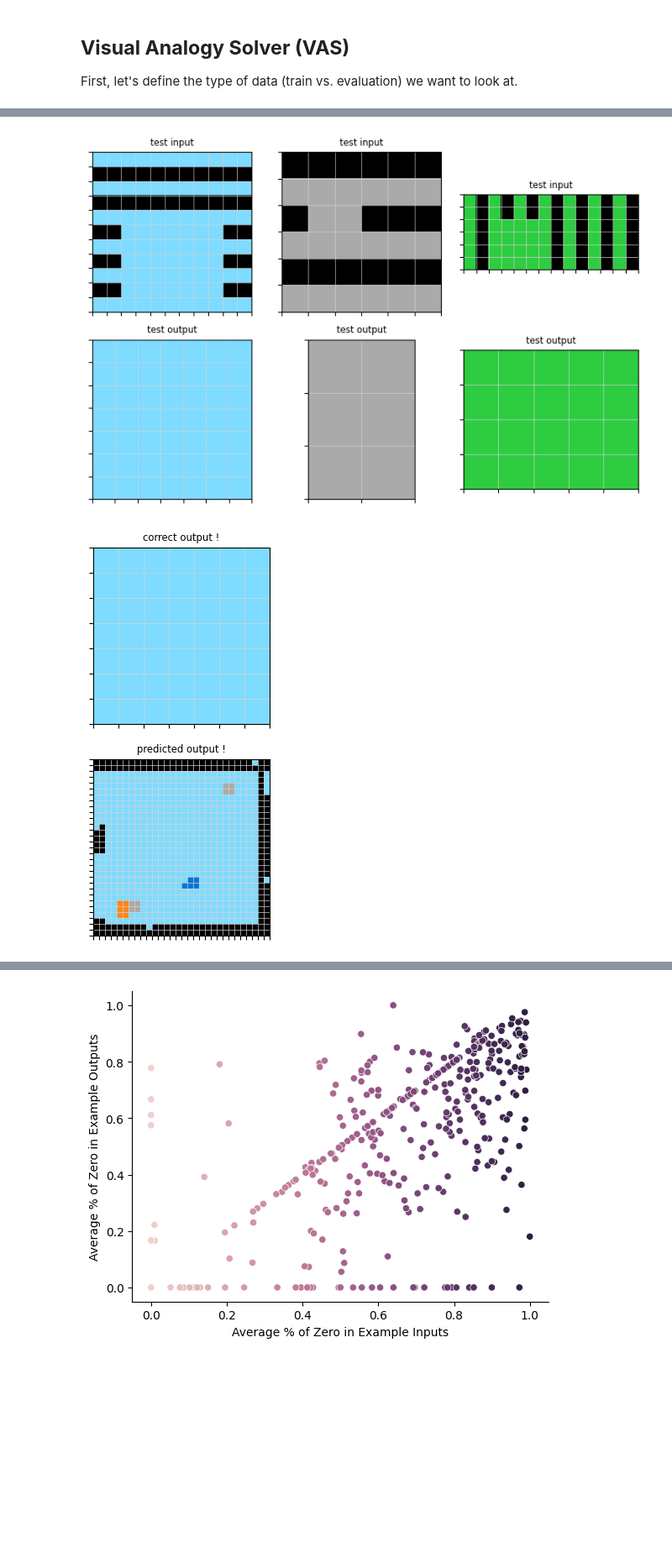
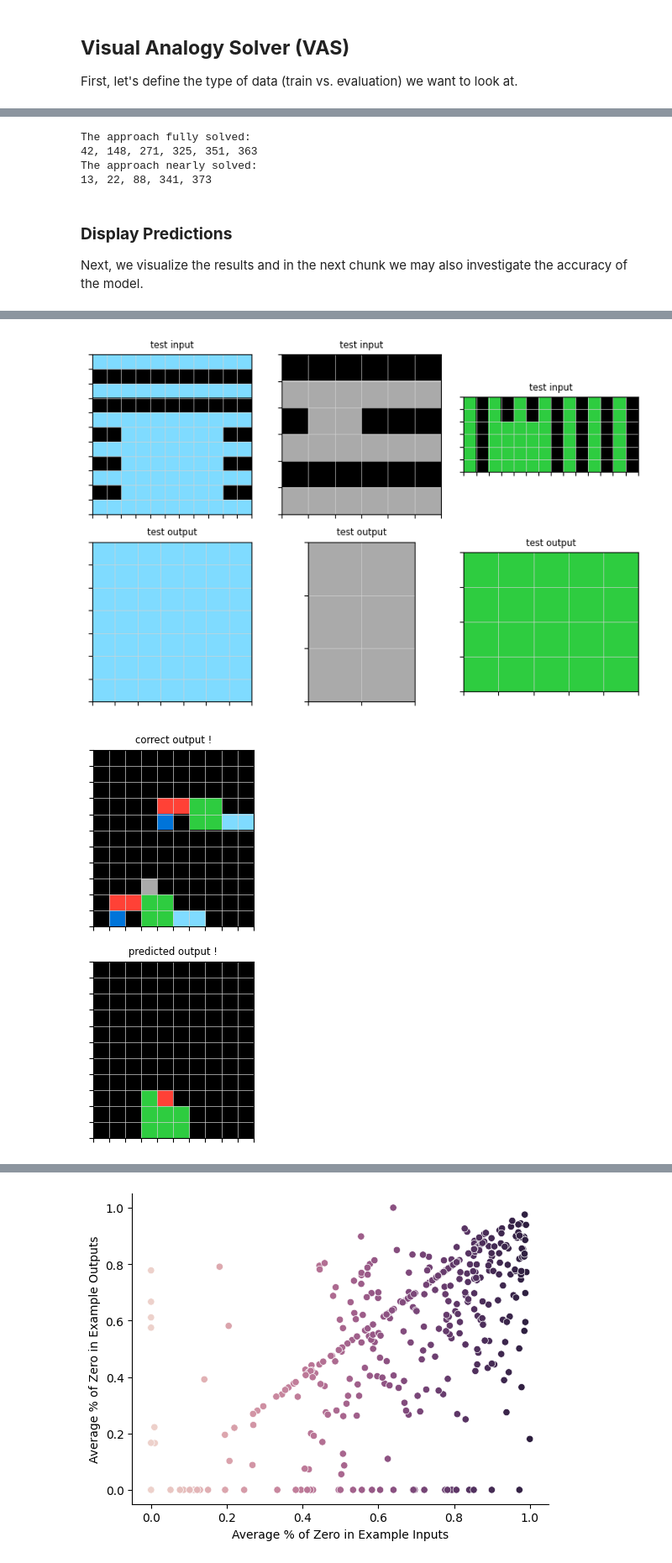
Before and after one commit to foger3/ARC_DeepLearning, a Jupyter notebook: model/Visual_Analogy_Solving_ARC.ipynb, the cells around one changed output, grey strips where cells are left out. Shown at 84% size. Drawn from its saved outputs; the diff is of its cells as text; code cells hidden in the pictures; blank space fills up the shorter version.

```diff
--- a/model/Visual_Analogy_Solving_ARC.ipynb
+++ b/model/Visual_Analogy_Solving_ARC.ipynb
@@ -749,26 +783,21 @@ plot_pix_heatmap(X_inp, X_out)
 
 First, let's define the type of data (train vs. evaluation) we want to look at.
 # %%
-# Define batch size, create dataloaders and initialize network
-train_or_eval = 'eval'
+# Define the data our VAS is looking at
+y_obs = get_all_matrix(y_test) # get the expected output
+inp_index = np.insert(np.cumsum([len(i) for i in X_train]), 0, 0) # get the precise index of items
 
-# Define what data we are looking at
-if train_or_eval == 'train':
-    y_obs = get_all_matrix(y_test)
-    inp_index = np.insert(np.cumsum([len(i) for i in X_train]), 0, 0)
+# Define loaders for train (example) and test data
+test_loader_few = data_load(X_train, y_train)
+test_loader_sol = data_load(X_test, y_test)
 
-    test_loader_few = data_load(X_train, y_train)
-    test_loader_sol = data_load(X_test, y_test)
+# Define lists of solved items per dataset
+sol_training = [20, 37, 47, 52, 55, 102, 110, 114, 129, 177, 185, 222, 275, 290, 321, 333, 352, 354, 372, 398] # training data
+sol_evaluation = [42, 88, 92, 148, 154, 171, 217, 271, 304, 307, 325, 328, 351, 363] # evaluation/test data
+sol_concept = [11, 14, 17, 51, 52, 53, 54, 55, 57, 59, 74, 82, 100, 135] # conceptARC data
 
-    sol_full = [20, 37, 47, 52, 55, 102, 110, 114, 129, 177, 185, 222, 275, 290, 321, 333, 352, 354, 372, 398] # training data
-else:
-    y_obs = get_all_matrix(y_test_e)
-    inp_index = np.insert(np.cumsum([len(i) for i in X_train_e]), 0, 0)
+# What list to pick based on focus dataset
+sol_full = eval("sol_" + focus)
 
-    test_loader_few = data_load(X_train_e, y_train_e)
-    test_loader_sol = data_load(X_test_e, y_test_e)
-
-    sol_full = [42, 88, 92, 148, 154, 171, 217, 271, 304, 307, 325, 328, 351, 363] # evaluation/test data
-
-# Load model for testing
+# Load model for model performance
 model_vae = torch.load('/content/drive/MyDrive/Thesis_LucaThoms/Models/model_128_bce_4k_2s_wd02.pt', map_location=torch.device(device))
@@ -804,6 +847,7 @@ def visual_analogy(model, test_loader_few, test_loader_sol, inp_index, comp='ave
 
         Z_avg, Z_sim, Z_cons, Z_rule = [[] for _ in range(4)]
         for i in range(len(inp_index)-1):
+
             # Average rule vector
             Z_avg.append(np.mean(Z_few[inp_index[i]:inp_index[i+1]], axis=0))
 
@@ -831,8 +875,10 @@ def visual_analogy(model, test_loader_few, test_loader_sol, inp_index, comp='ave
 
     return Z_sol_o, Z_sol_p, Z_cons, Z_rule
 
+
+# While loop to keep running until something new got solved
 sol = []
-sol_full = [11, 14, 17, 51, 52, 53, 54, 55, 57, 59, 82, 100, 135]
+sol_full = [] # comment out if you want the model to continue searching (using the previously defined sol_full)
 while all(i in sol_full for i in sol):
     Z_sol_o, Z_sol_p, Z_cons, Z_rule = visual_analogy(model_vae, test_loader_few, test_loader_sol, inp_index, comp='average')
 
@@ -841,27 +887,34 @@ while all(i in sol_full for i in sol):
         y_pred.append(reverse_scaling(y_obs[i], Z_sol_p[i]))
 
     sol = solved_tasks(y_obs, y_pred)
+# %% [output]
+The approach fully solved:
+42, 148, 271, 325, 351, 363
+The approach nearly solved:
+13, 22, 88, 341, 373
+# %% [markdown]
+### **Display Predictions**
+
+Next, we visualize the results and in the next chunk we may also investigate the accuracy of the model.
 # %%
+# Choose the item to display the model's solution
 idx = 74
-# Tasks it solved 100% correctly (training): 20, 37, 47, 52, 55, 102, 110, 114, 129, 177, 185, 222, 275, 290, 321, 333, 352, 354, 372, 398 (61, 192?)
-# Tasks it solved 100% correctly (evaluation): 42, 88, 92, 148, 154, 171, 217, 271, 304, 307, 325, 328, 351, 363
-# Tasks it solver 100% correctly (concept): 11, 14, 17, 51, 52, 53, 54, 55, 57, 59, 74, 82, 100, 135
 
 # Plot ARC item
-plot_ARC(idx, path = 'evaluation')
+plot_ARC(idx, path = 'concept')
 
 # Plot Original and Predicted Output (resized)
 fig, axs = plt.subplots(2, 1, figsize=(6, 6))
 plot_one(y_obs[idx], axs[0], 0, 'correct output')
 plot_one(y_pred[idx], axs[1], 0, 'predicted output')
 
 # Print Ruel Complexity
 # print('Encoding Rule Consistency {0:.{1}f}:'.format(Z_rule[idx], 2))
 # print(Z_cons[idx])
 # %% [output]
 [figure]
 [figure]
-[figure, old version]
+[figure, new version]
 # %%
 # Plot differences between original output and predicted output
 plot_pix_acc(y_obs, y_pred, exclude_zero=False)
```
Also changed, not shown: parts of 34 cells of this notebook.
